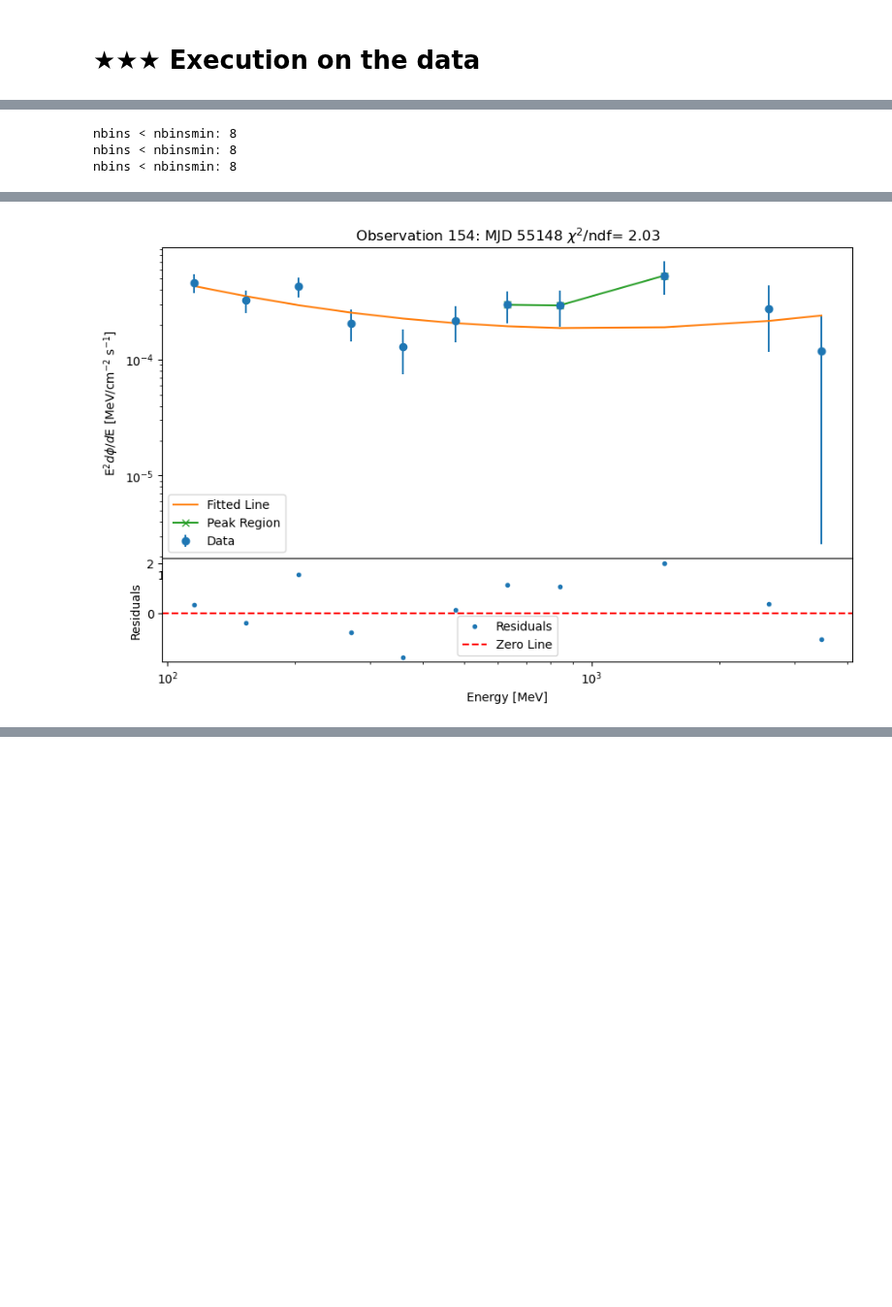
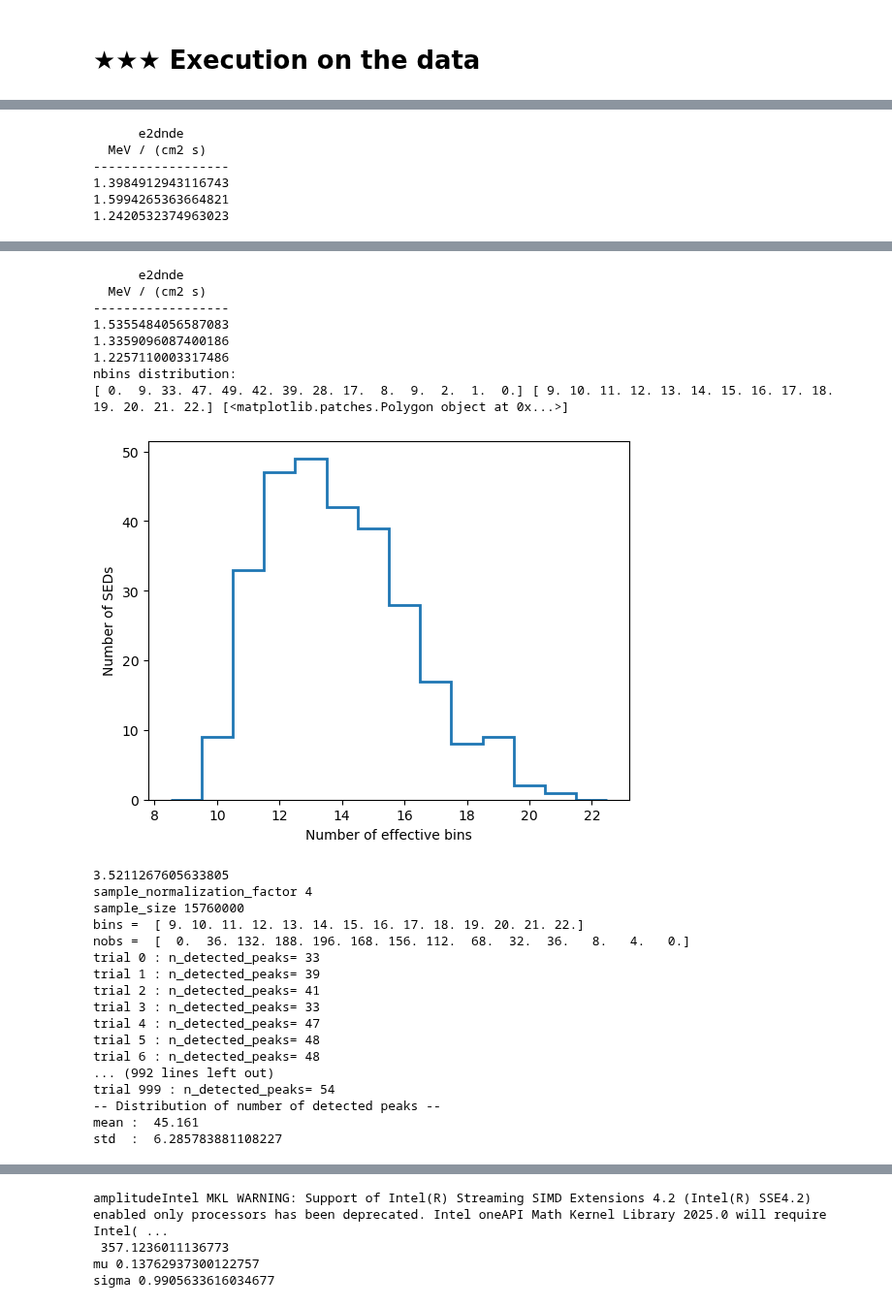
Before and after one commit to kazumaishio/SEDquest, a Jupyter notebook: SEDquest4-1.ipynb, the cells around one changed output, grey strips where cells are left out. Shown at 97% size. Drawn from its saved outputs; the diff is of its cells as text; code cells hidden in the pictures; blank space fills up the shorter version.

```diff
--- a/SEDquest4-1.ipynb
+++ b/SEDquest4-1.ipynb
@@ -317,8 +318,9 @@ def eval_spectra(filepath): #'data/3C454.3_allsed_14d_min11.ecsv'
 # ★★★ Execution on the data
 # %%
 # eval_spectra('data/3C454.3_allsed_14d_min11.ecsv')  # 2pos, 0neg/264
+eval_spectra('data/3C454.3_allsed_14d_min11.ecsv')  # 2pos, 0neg/264
 # eval_spectra('data/3C454.3_allsed_7d_min11.ecsv')   # 3pos, 0neg/208
-eval_spectra('data/3C454.3_allsed_1d_min11.ecsv')   # 8pos, 0neg/556
+# eval_spectra('data/3C454.3_allsed_1d_min11.ecsv')   # 8pos, 0neg/556
 # eval_spectra('data/3C454.3_allsed_1d_2_min11.ecsv') # 7pos, 0neg/461, several peaks on 56830, sudden drop on 57562
 
 # show_SED('data/3C454.3_allsed_1d_2_min11.ecsv', 56830, 5) # show SEDs around MJD 56830
@@ -340,3 +342,6 @@ eval_spectra('data/3C454.3_allsed_1d_min11.ecsv')   # 8pos, 0neg/556
-nbins < nbinsmin: 8
-nbins < nbinsmin: 8
-nbins < nbinsmin: 8
+      e2dnde
+  MeV / (cm2 s)
+------------------
+1.3984912943116743
+1.5994265363664821
+1.2420532374963023
@@ -344 +349,26 @@ nbins < nbinsmin: 8
+      e2dnde
+  MeV / (cm2 s)
+------------------
+1.5355484056587083
+1.3359096087400186
+1.2257110003317486
+nbins distribution:
+[ 0.  9. 33. 47. 49. 42. 39. 28. 17.  8.  9.  2.  1.  0.] [ 9. 10. 11. 12. 13. 14. 15. 16. 17. 18. 19. 20. 21. 22.] [<matplotlib.patches.Polygon object at 0x...>]
-[figure, old version]
+[figure, new version]
+3.5211267605633805
+sample_normalization_factor 4
+sample_size 15760000
+bins =  [ 9. 10. 11. 12. 13. 14. 15. 16. 17. 18. 19. 20. 21. 22.]
+nobs =  [  0.  36. 132. 188. 196. 168. 156. 112.  68.  32.  36.   8.   4.   0.]
+trial 0 : n_detected_peaks= 33
+trial 1 : n_detected_peaks= 39
+trial 2 : n_detected_peaks= 41
+trial 3 : n_detected_peaks= 33
+trial 4 : n_detected_peaks= 47
+trial 5 : n_detected_peaks= 48
+trial 6 : n_detected_peaks= 48
+... (992 lines left out)
+trial 999 : n_detected_peaks= 54
+-- Distribution of number of detected peaks --
+mean :  45.161
+std  :  6.285783881108227
@@ -346,0 +377,4 @@ nbins < nbinsmin: 8
+amplitudeIntel MKL WARNING: Support of Intel(R) Streaming SIMD Extensions 4.2 (Intel(R) SSE4.2) enabled only processors has been deprecated. Intel oneAPI Math Kernel Library 2025.0 will require Intel( ...
+ 357.1236011136773
+mu 0.13762937300122757
+sigma 0.9905633616034677
```
Also changed, not shown: parts of 4 cells of this notebook.
